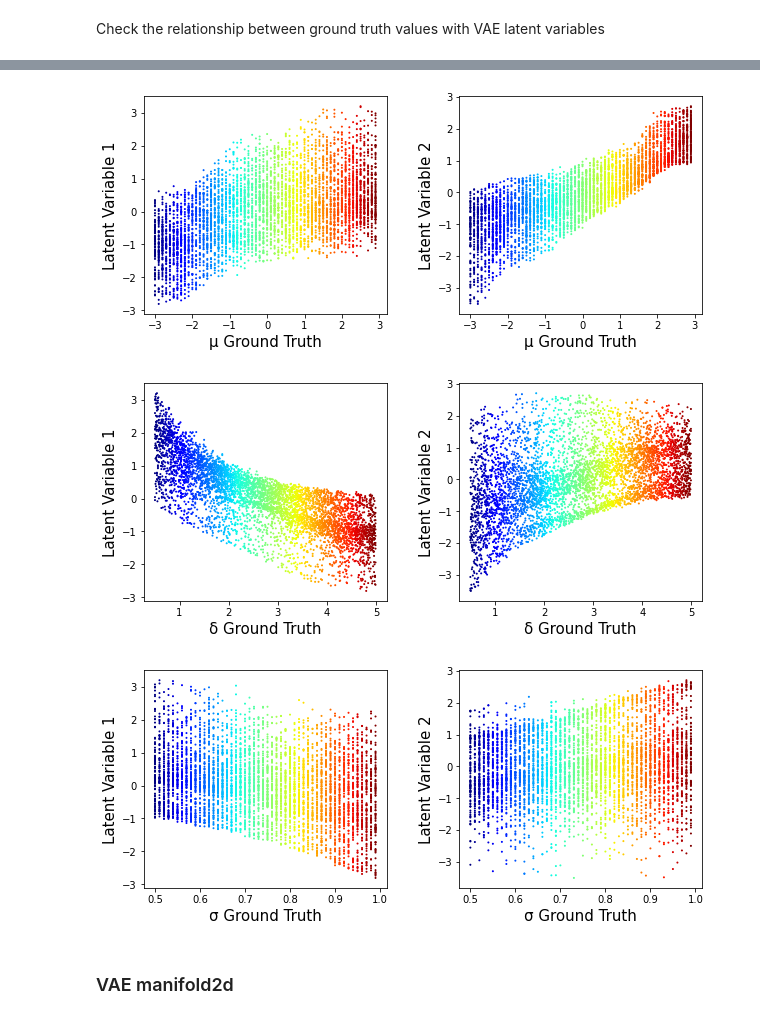
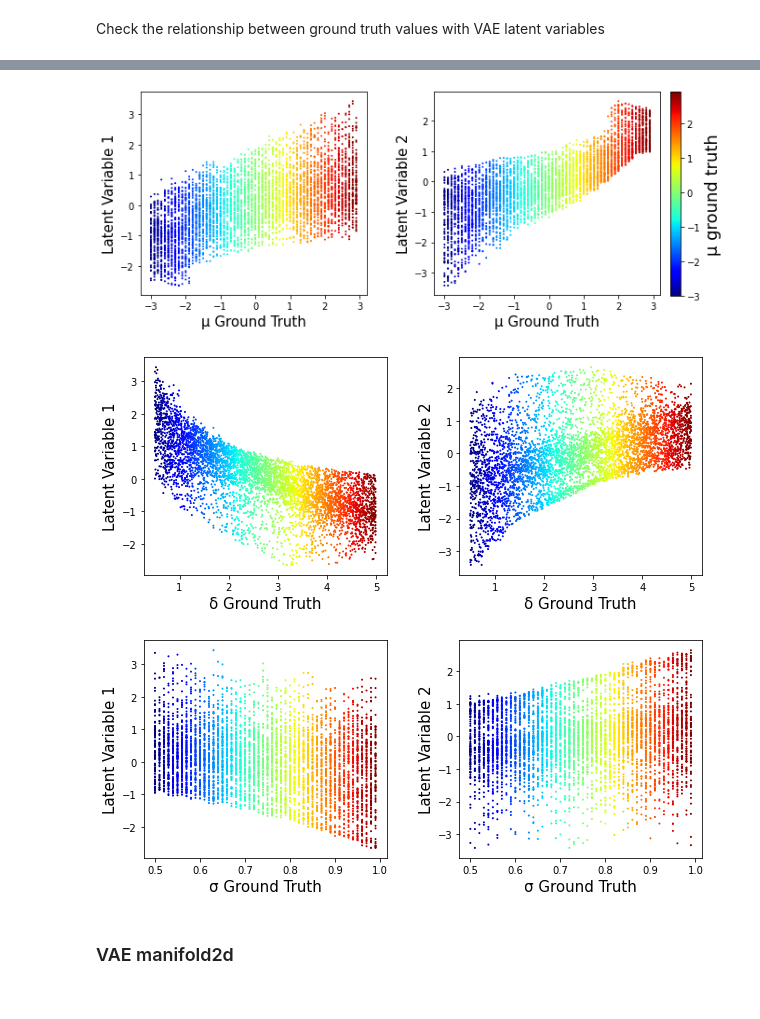
Before and after one commit to yongtaoliu/Decoding-the-shift-invariant-data, a Jupyter notebook: Decoding_the_shift_invariant_data_Notebook_1_applications_for_synthetic_spectra.ipynb, the cells around one changed output, grey strips where cells are left out. Saved outputs shown, nothing was run; the diff lists cells and outputs as text; code cells hidden in the pictures.

```diff
--- a/Decoding_the_shift_invariant_data_Notebook_1_applications_for_synthetic_spectra.ipynb
+++ b/Decoding_the_shift_invariant_data_Notebook_1_applications_for_synthetic_spectra.ipynb
@@ -554,37 +594,45 @@ Check the relationship between ground truth values with VAE latent variables
 # %%
 # Compare ground truth shift and VAE latent variables
-_, (ax0, ax1) = plt.subplots(1,2, figsize = (10,4))
+f, (ax0, ax1) = plt.subplots(1,2, figsize = (10,4))
 ax0.scatter(mu_real, z_mean[:,0], c = mu_real, s=1, cmap = 'jet')
 ax0.set_ylabel('Latent Variable 1', fontsize = 15)
 ax0.set_xlabel('μ Ground Truth', fontsize = 15)
 ax1.scatter(mu_real, z_mean[:,1],c = mu_real, s=1, cmap = 'jet')
 ax1.set_xlabel('μ Ground Truth', fontsize = 15)
 ax1.set_ylabel('Latent Variable 2', fontsize = 15)
 plt.subplots_adjust(wspace = 0.3)
+clrbar = np.linspace(mu_real.min(), mu_real.max()).reshape(-1, 1)
+ax_ = f.add_axes([.66, .12, .30, .76])
+img = plt.imshow(clrbar, cmap = 'jet')
+plt.gca().set_visible(False)
+clrbar = plt.colorbar(img, ax=ax_, orientation='vertical')
+clrbar.set_label('μ ground truth', fontsize=18, labelpad=5)
+plt.show()
+plt.show()
 
 # Compare ground truth width and VAE latent variables
 _, (ax0, ax1) = plt.subplots(1,2, figsize = (10,4))
 ax0.scatter(sig_real, z_mean[:,0], c = sig_real, s=1, cmap = 'jet')
 ax0.set_ylabel('Latent Variable 1', fontsize = 15)
 ax0.set_xlabel('δ Ground Truth', fontsize = 15)
 ax1.scatter(sig_real, z_mean[:,1], c = sig_real, s=1, cmap = 'jet')
 ax1.set_xlabel('δ Ground Truth', fontsize = 15)
 ax1.set_ylabel('Latent Variable 2', fontsize = 15)
 plt.subplots_adjust(wspace = 0.3)
 
 # Compare ground truth intensity and VAE latent variables
 _, (ax0, ax1) = plt.subplots(1,2, figsize = (10,4))
 ax0.scatter(a_real, z_mean[:,0], c = a_real, s=1, cmap = 'jet')
 ax0.set_ylabel('Latent Variable 1', fontsize = 15)
 ax0.set_xlabel('σ Ground Truth', fontsize = 15)
 ax1.scatter(a_real, z_mean[:,1], c = a_real, s=1, cmap = 'jet')
 ax1.set_xlabel('σ Ground Truth', fontsize = 15)
 ax1.set_ylabel('Latent Variable 2', fontsize = 15)
 plt.subplots_adjust(wspace = 0.3)
 # %% [output]
-[figure, old version]
+[figure, new version]
-[figure, old version]
+[figure, new version]
-[figure, old version]
+[figure, new version]
 # %% [markdown]
 ### VAE manifold2d
 # %%
```
Also changed, not shown: parts of 11 cells of this notebook.
